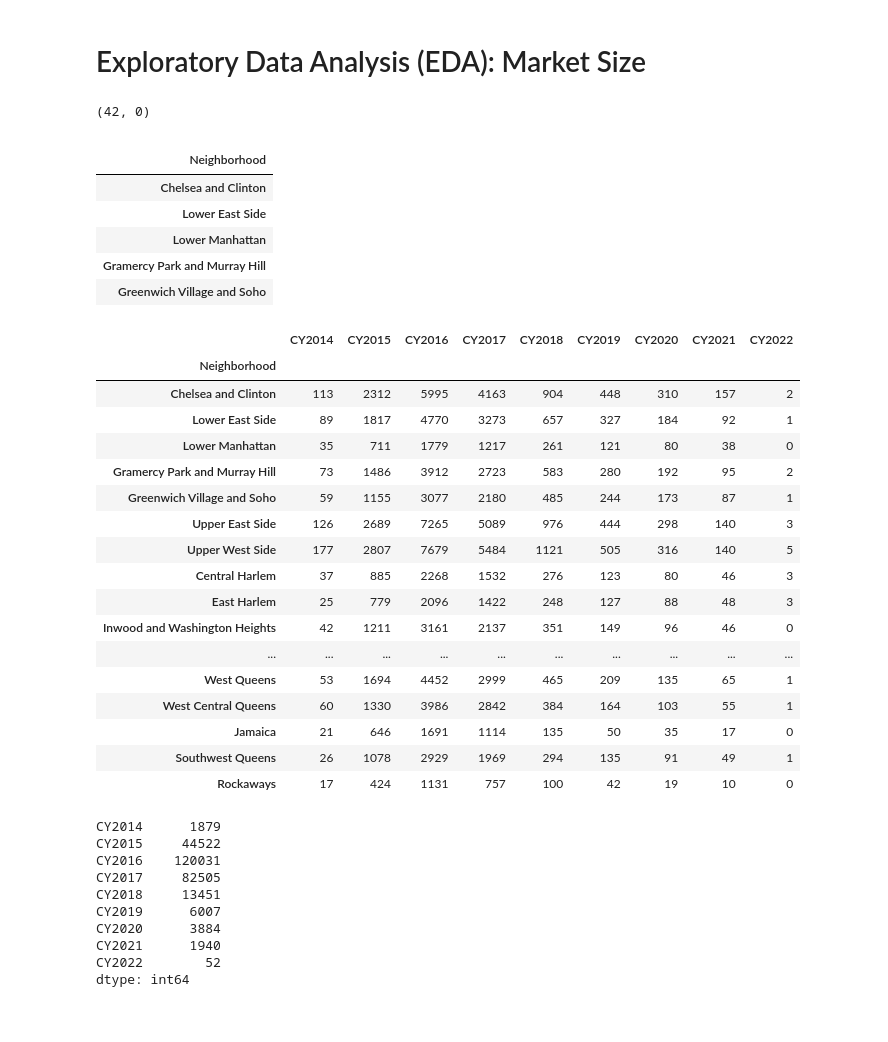
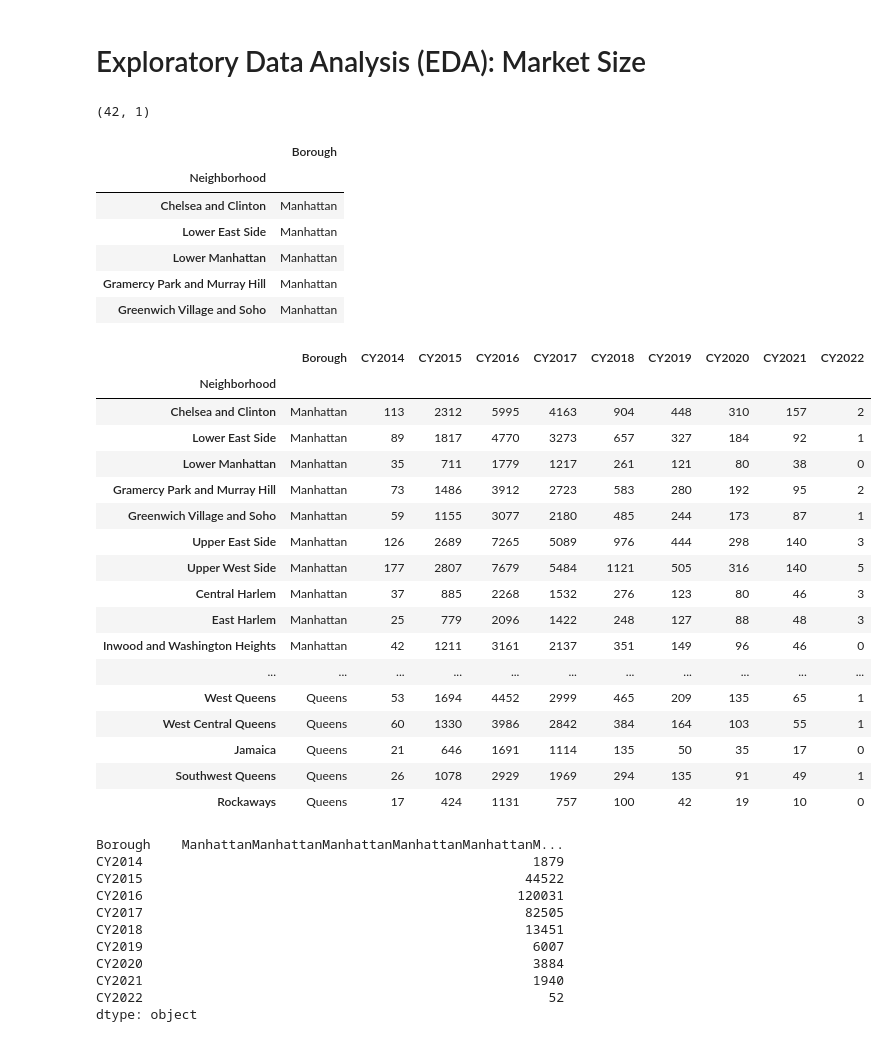
Before and after one commit to acdick/framing_data_with_dataframes, a Jupyter notebook: Source/04_Exploratory_Data_Analysis.ipynb, the cells around one changed output. Saved outputs shown, nothing was run; the diff lists cells and outputs as text; code cells hidden in the pictures.

```diff
--- a/Source/04_Exploratory_Data_Analysis.ipynb
+++ b/Source/04_Exploratory_Data_Analysis.ipynb
@@ -113,67 +115,68 @@ HHI_neighborhood
 # %%
 #initialize dog growth table with unique list of neighborhoods
 key = 'Neighborhood'
-dog_growth = pd.read_sql_query('SELECT DISTINCT {} FROM neighborhoods'.format(key), conn)
+dog_growth = pd.read_sql_query('SELECT DISTINCT {}, Borough FROM neighborhoods'.format(key), conn)
 dog_growth = dog_growth.set_index(key)
 print(dog_growth.shape)
 dog_growth.head()
 # %% [output]
-(42, 0)
+(42, 1)
-|  |
-| Neighborhood |
-| Chelsea and Clinton |
-| Lower East Side |
-| Lower Manhattan |
-| Gramercy Park and Murray Hill |
-| Greenwich Village and Soho |
+|  | Borough |
+| Neighborhood |  |
+| Chelsea and Clinton | Manhattan |
+| Lower East Side | Manhattan |
+| Lower Manhattan | Manhattan |
+| Gramercy Park and Murray Hill | Manhattan |
+| Greenwich Village and Soho | Manhattan |
 # %%
 #function to select dogs by neighborhoods for a given year
 def get_dogs_by_year(year):
     return pd.read_sql_query("""SELECT {}, LicenseIssuedYear AS CY{}
                                 FROM dogs
                                 LEFT JOIN neighborhoods
                                 ON dogs.ZipCode = neighborhoods.ZipCode
                                 WHERE LicenseIssuedYear <= {}
                                 AND LicenseExpiredYear >= {};""".format(key, year, year, year), conn)
 
 for i in range(2014, 2023):
     dog_growth = pd.merge(dog_growth, get_dogs_by_year(i).groupby(key).count(), on=key, how='left')
 
-dog_growth = dog_growth.fillna(0).astype(int)
+dog_growth['CY2022'] = dog_growth['CY2022'].fillna(0).astype(int)
 dog_growth
 # %% [output]
-|  | CY2014 | CY2015 | CY2016 | CY2017 | CY2018 | CY2019 | CY2020 | CY2021 | CY2022 |
-| Neighborhood |  |  |  |  |  |  |  |  |  |
-| Chelsea and Clinton | 113 | 2312 | 5995 | 4163 | 904 | 448 | 310 | 157 | 2 |
-| Lower East Side | 89 | 1817 | 4770 | 3273 | 657 | 327 | 184 | 92 | 1 |
-| Lower Manhattan | 35 | 711 | 1779 | 1217 | 261 | 121 | 80 | 38 | 0 |
-| Gramercy Park and Murray Hill | 73 | 1486 | 3912 | 2723 | 583 | 280 | 192 | 95 | 2 |
-| Greenwich Village and Soho | 59 | 1155 | 3077 | 2180 | 485 | 244 | 173 | 87 | 1 |
-| Upper East Side | 126 | 2689 | 7265 | 5089 | 976 | 444 | 298 | 140 | 3 |
-| Upper West Side | 177 | 2807 | 7679 | 5484 | 1121 | 505 | 316 | 140 | 5 |
-| Central Harlem | 37 | 885 | 2268 | 1532 | 276 | 123 | 80 | 46 | 3 |
-| East Harlem | 25 | 779 | 2096 | 1422 | 248 | 127 | 88 | 48 | 3 |
-| Inwood and Washington Heights | 42 | 1211 | 3161 | 2137 | 351 | 149 | 96 | 46 | 0 |
-| ... | ... | ... | ... | ... | ... | ... | ... | ... | ... |
-| West Queens | 53 | 1694 | 4452 | 2999 | 465 | 209 | 135 | 65 | 1 |
-| West Central Queens | 60 | 1330 | 3986 | 2842 | 384 | 164 | 103 | 55 | 1 |
-| Jamaica | 21 | 646 | 1691 | 1114 | 135 | 50 | 35 | 17 | 0 |
-| Southwest Queens | 26 | 1078 | 2929 | 1969 | 294 | 135 | 91 | 49 | 1 |
-| Rockaways | 17 | 424 | 1131 | 757 | 100 | 42 | 19 | 10 | 0 |
+|  | Borough | CY2014 | CY2015 | CY2016 | CY2017 | CY2018 | CY2019 | CY2020 | CY2021 | CY2022 |
+| Neighborhood |  |  |  |  |  |  |  |  |  |  |
+| Chelsea and Clinton | Manhattan | 113 | 2312 | 5995 | 4163 | 904 | 448 | 310 | 157 | 2 |
+| Lower East Side | Manhattan | 89 | 1817 | 4770 | 3273 | 657 | 327 | 184 | 92 | 1 |
+| Lower Manhattan | Manhattan | 35 | 711 | 1779 | 1217 | 261 | 121 | 80 | 38 | 0 |
+| Gramercy Park and Murray Hill | Manhattan | 73 | 1486 | 3912 | 2723 | 583 | 280 | 192 | 95 | 2 |
+| Greenwich Village and Soho | Manhattan | 59 | 1155 | 3077 | 2180 | 485 | 244 | 173 | 87 | 1 |
+| Upper East Side | Manhattan | 126 | 2689 | 7265 | 5089 | 976 | 444 | 298 | 140 | 3 |
+| Upper West Side | Manhattan | 177 | 2807 | 7679 | 5484 | 1121 | 505 | 316 | 140 | 5 |
+| Central Harlem | Manhattan | 37 | 885 | 2268 | 1532 | 276 | 123 | 80 | 46 | 3 |
+| East Harlem | Manhattan | 25 | 779 | 2096 | 1422 | 248 | 127 | 88 | 48 | 3 |
+| Inwood and Washington Heights | Manhattan | 42 | 1211 | 3161 | 2137 | 351 | 149 | 96 | 46 | 0 |
+| ... | ... | ... | ... | ... | ... | ... | ... | ... | ... | ... |
+| West Queens | Queens | 53 | 1694 | 4452 | 2999 | 465 | 209 | 135 | 65 | 1 |
+| West Central Queens | Queens | 60 | 1330 | 3986 | 2842 | 384 | 164 | 103 | 55 | 1 |
+| Jamaica | Queens | 21 | 646 | 1691 | 1114 | 135 | 50 | 35 | 17 | 0 |
+| Southwest Queens | Queens | 26 | 1078 | 2929 | 1969 | 294 | 135 | 91 | 49 | 1 |
+| Rockaways | Queens | 17 | 424 | 1131 | 757 | 100 | 42 | 19 | 10 | 0 |
 # %%
 total_market = dog_growth.sum()
 total_market
 # %% [output]
-CY2014      1879
-CY2015     44522
-CY2016    120031
-CY2017     82505
-CY2018     13451
-CY2019      6007
-CY2020      3884
-CY2021      1940
-CY2022        52
-dtype: int64
+Borough    ManhattanManhattanManhattanManhattanManhattanM...
+CY2014                                                  1879
+CY2015                                                 44522
+CY2016                                                120031
+CY2017                                                 82505
+CY2018                                                 13451
+CY2019                                                  6007
+CY2020                                                  3884
+CY2021                                                  1940
+CY2022                                                    52
+dtype: object
 # %%
 dog_growth['5Y CAGR 2014-2019'] = (((dog_growth['CY2019'] / dog_growth['CY2014']) ** (1/5)) - 1) * 100
 dog_growth = dog_growth.sort_values(by=['5Y CAGR 2014-2019'], ascending=False)
```
Also changed, not shown: parts of 9 cells of this notebook.
